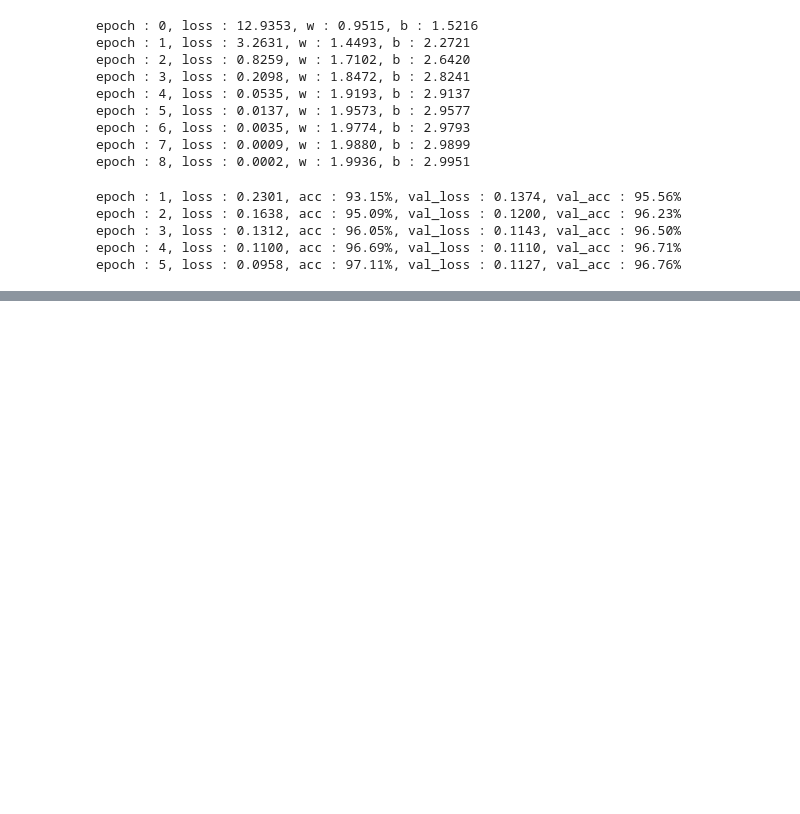
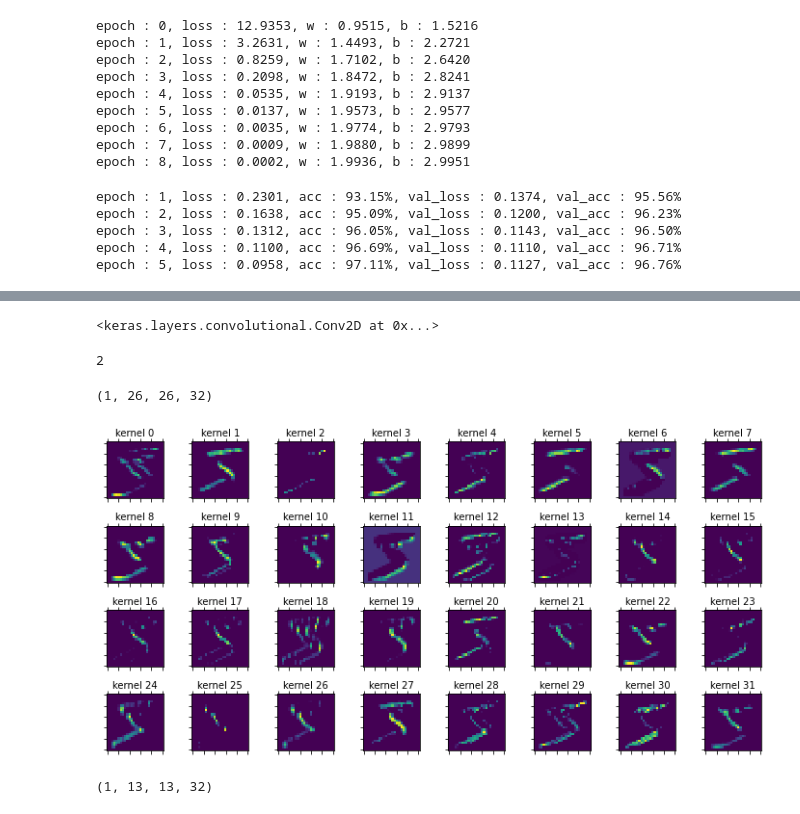
Before and after one commit to limit9895/Study, a Jupyter notebook: Tensorflow_study.ipynb, the cells around one changed output, grey strips where cells are left out. Drawn from its saved outputs; the diff is of its cells as text; code cells hidden in the pictures; blank space fills up the shorter version.

```diff
--- a/Tensorflow_study.ipynb
+++ b/Tensorflow_study.ipynb
@@ -1777,0 +1978,40 @@ epoch : 5, loss : 0.0958, acc : 97.11%, val_loss : 0.1127, val_acc : 96.76%
+# %%
+#합성곱 레이어의 이름을 conv로 지정해서 불러올 수 있음
+model.get_layer('conv')
+# %% [output]
+<keras.layers.convolutional.Conv2D at 0x...>
+# %%
+#샘플이미지의 레이어별 출력을 리스트에추가(첫번째,두번째 레이어)
+activator = tf.keras.Model(inputs=model.input,
+                            outputs=[layer.output for layer in model.layers[:2]])
+activations = activator.predict(x_train_in[0][tf.newaxis,...])
+len(activations)
+# %% [output]
+2
+# %%
+#첫번째 레이어(conv) 출력층
+conv_activation = activations[0]
+conv_activation.shape
+# %% [output]
+(1, 26, 26, 32)
+# %%
+#Convolution 시각화
+fig, axes = plt.subplots(4,8)
+fig.set_size_inches(10,5)
+
+for i in range(32):
+    axes[i//8, i%8].matshow(conv_activation[0,:,:,i], cmap='viridis')
+    axes[i//8, i%8].set_title('kernel %s'%str(i),fontsize=10)
+    plt.setp(axes[i//8, i%8].get_xticklabels(),visible=False)
+    plt.setp(axes[i//8, i%8].get_yticklabels(),visible=False)
+
+plt.tight_layout()
+plt.show()
+# %% [output]
+[figure, added]
+# %%
+#두번째 레이어(pool) 출력층
+pooling_activation = activations[1]
+pooling_activation.shape
+# %% [output]
+(1, 13, 13, 32)
```
Also changed, not shown: parts of 13 cells of this notebook.
